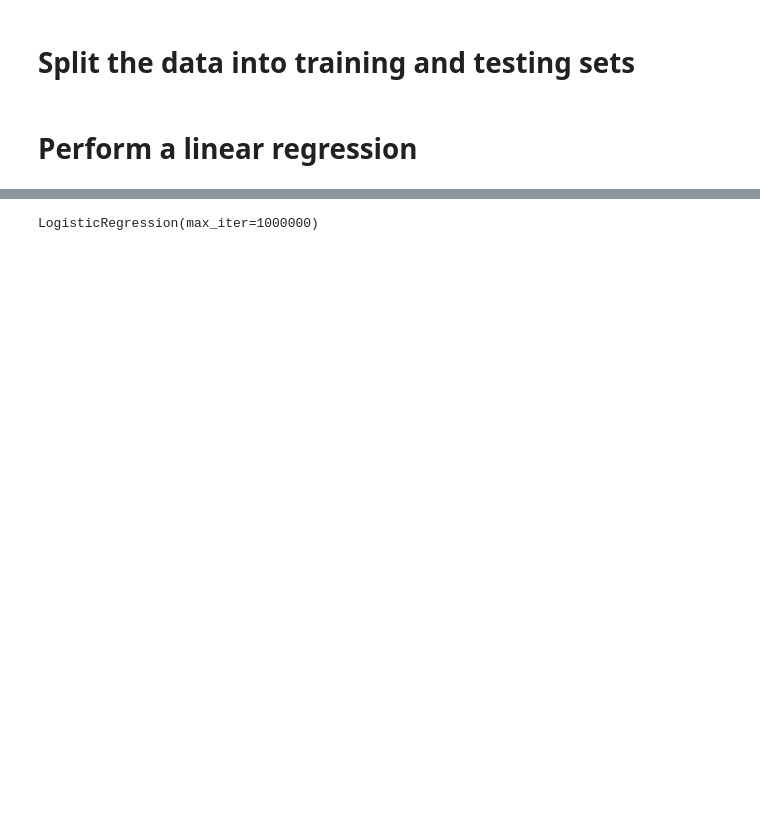
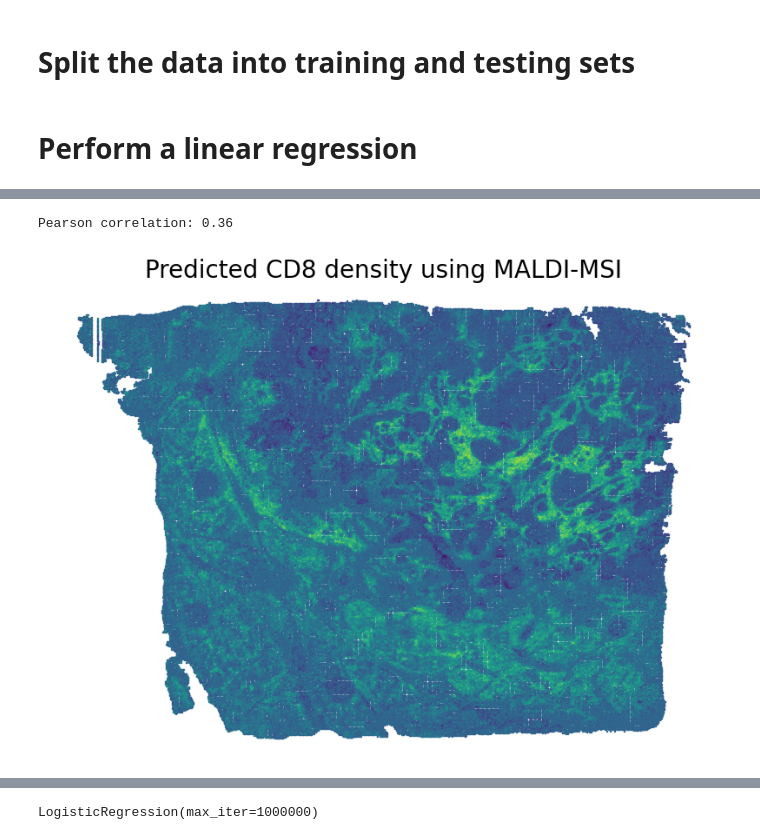
Before and after one commit to GeNeHetX/MALDI-balanced, a Jupyter notebook: linear_models.ipynb, the cells around one changed output, grey strips where cells are left out. Saved outputs shown, nothing was run; the diff lists cells and outputs as text; code cells hidden in the pictures; blank space fills up the shorter version.

Commit message:
Apply the linear regression model to the whole spectra

```diff
--- a/linear_models.ipynb
+++ b/linear_models.ipynb
@@ -154,3 +154,24 @@ plt.show()
+# %%
+peaks_all = pd.read_csv(f"{path}/results/mse_spectra.csv")
+pixels_all = pd.read_csv(f"{path}/results/pixels_maldi_warped_density_df.csv")
+# %%
+# Apply the weights to the peaks
+predicted_cd8 = model_reg.predict(peaks_all.values)
+
+# Compute the correlation between the predicted CD8+ T cell density and the actual CD8+ T cell density
+print(f"Pearson correlation: {np.corrcoef(pixels_all["Density_CD8"], predicted_cd8)[0, 1]:.2f}")
+
+# Plot the predicted CD8+ T cell density
+plt.figure(figsize=(10, 7))
+plt.scatter(x=pixels_all['x_warped'], y=pixels_all['y_warped'], c=predicted_cd8, cmap='viridis', s=0.5, marker='s')
+plt.title('Predicted CD8 density using MALDI-MSI', fontsize=20)
+plt.gca().invert_yaxis()
+plt.gca().axis('equal')
+plt.axis('off')
+plt.show()
+# %% [output]
+Pearson correlation: 0.36
+[figure, added]
 # %%
 # Compute the Pearson correlation between each mass in the peaks and the CD8 density
 corr_pearson = []
```
Also changed, not shown: parts of 20 cells of this notebook.
